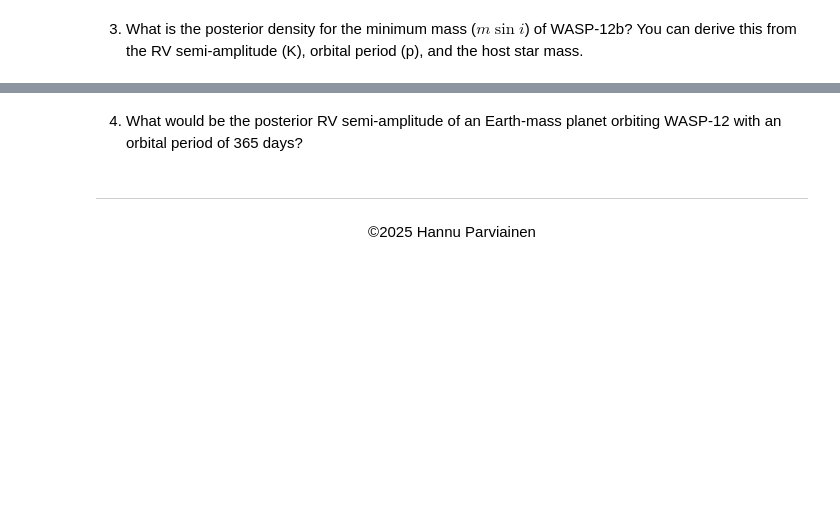
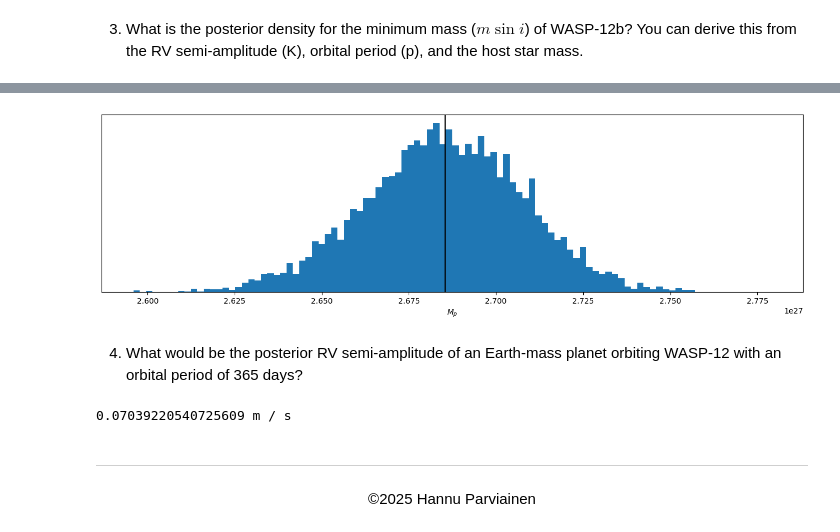
Before and after one commit to aceronf/ull_exoexo_2425, a Jupyter notebook: 01_rv_analysis.ipynb, the cells around one changed output, grey strips where cells are left out. Saved outputs shown, nothing was run; the diff lists cells and outputs as text; code cells hidden in the pictures; blank space fills up the shorter version.

```diff
--- a/01_rv_analysis.ipynb
+++ b/01_rv_analysis.ipynb
@@ -322,5 +351,29 @@ fig.tight_layout()
+# %%
+from astropy.constants import G
+
+M_wasp12 = 1.434 *u.solMass
+P = np.array(df["p_1"])*u.day
+K = np.array(df["rv_k_1"])*u.m/u.s
+
+Mp_sini = K.value*(2*np.pi*G/P.to(u.s).value)**(-1/3)*M_wasp12.to(u.kg).value**(2/3)*(1-ecc**2)**(1/2)
+
+fig, ax = subplots()
+ax.hist(Mp_sini, bins=100)
+ax.axvline(median(Mp_sini), c='k')
+setp(ax, xlabel=r'$M_p$', yticks=[])
+fig.tight_layout()
+# %% [output]
+[figure, added]
 # %% [markdown]
 4. What would be the posterior RV semi-amplitude of an Earth-mass planet orbiting WASP-12 with an orbital period of 365 days?
+# %%
+from astropy.constants import M_earth
+P = 365*u.day
+# Assuming sin(i)=1:
+K = (2*np.pi*G/P)**(1/3)*(M_earth/M_wasp12**(2/3))*(1-median(ecc)**2)**(-1/2)
+print(K.to(u.m/u.s))
+# %% [output]
+0.07039220540725609 m / s
 # %% [markdown]
 ---
 
```
Also changed, not shown: parts of 9 cells of this notebook.
